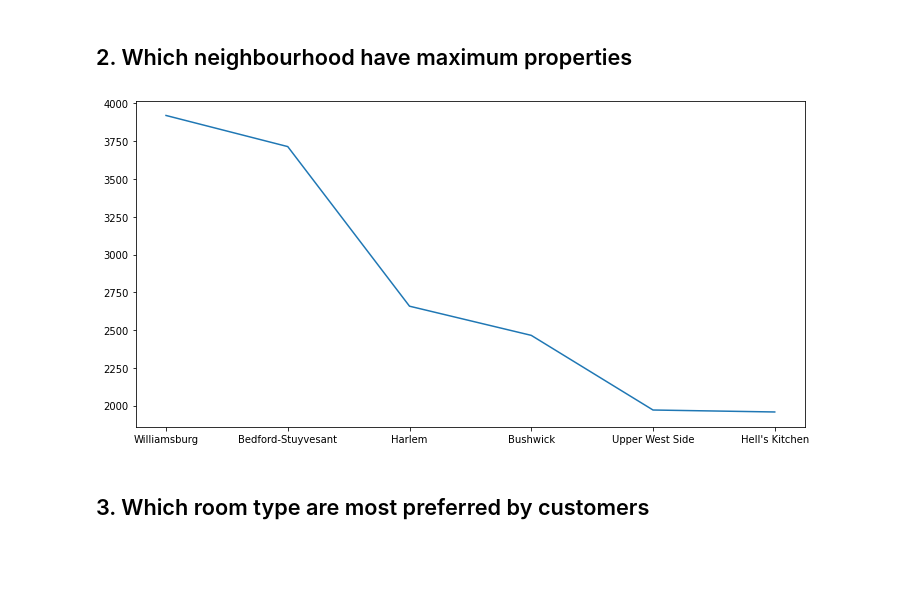
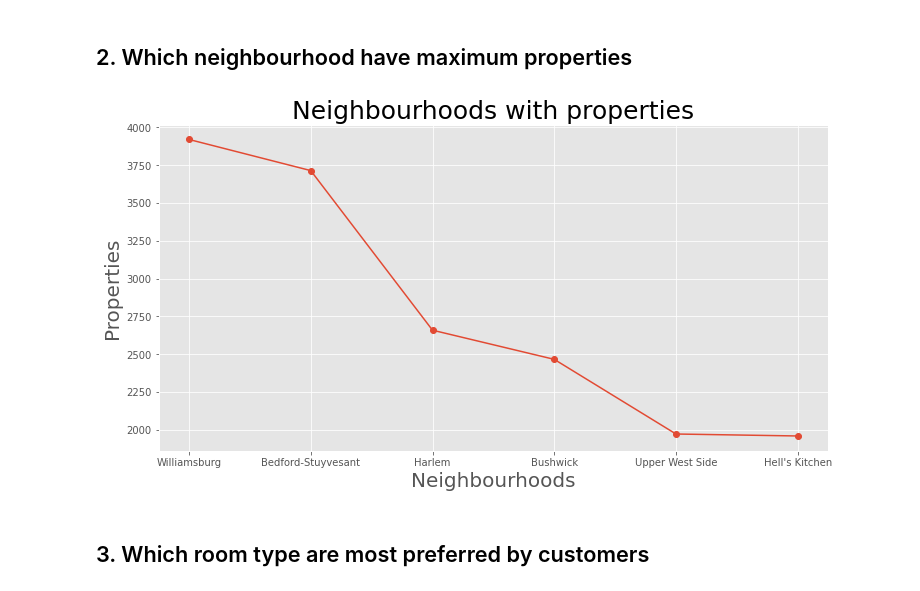
Before and after one commit to tarun422/AirBnb-Data-Analysis, a Jupyter notebook: AirBnb_Booking_Analysis.ipynb, the cells around one changed output. Cells and saved outputs as stored; diff of their text form; code cells hidden in the pictures; blank space fills up the shorter version.

```diff
--- a/AirBnb_Booking_Analysis.ipynb
+++ b/AirBnb_Booking_Analysis.ipynb
@@ -372,0 +367,14 @@ plt.show()
+# %%
+from matplotlib import colors
+# Plot a Bar graph of number of neighbourhood groups using Matplotlib
+
+# set figure size
+plt.rcParams['figure.figsize'] = (12,6)
+
+# plot bar graph with style
+style.use("ggplot")
+plt.bar(neighbourhood_group_x_axis,neighbourhood_group_y_axis,width=0.5,color="m",edgecolor="g",linewidth=4,alpha=0.7)
+plt.title("Properties",fontsize=25)
+plt.xlabel("Neighbourhood group",fontsize=20)
+plt.ylabel("Number of Properties",fontsize=20)
+plt.show()
@@ -384,16 +394,18 @@ neighbourhood_y_axis=list(neighbourhood_counts.values())[:6]
 # %%
 # plot a graph of top 6 prefered area
 
 #set the figure size
 plt.rcParams['figure.figsize'] = (12,6)
 
-# ploting graph
-plt.plot(neighbourhood_x_axis,neighbourhood_y_axis)
-
+# ploting graph with style
+plt.plot(neighbourhood_x_axis,neighbourhood_y_axis,marker="o")
+plt.title("Neighbourhoods with properties",fontsize=25)
+plt.xlabel("Neighbourhoods",fontsize=20)
+plt.ylabel("Properties",fontsize=20)
 # showowing the graph
 plt.show()
 # %% [output]
-[figure, old version]
+[figure, new version]
 # %% [markdown]
 ## 3. Which room type are most preferred by customers
 # %%
```
Also changed, not shown: parts of 21 cells of this notebook.
